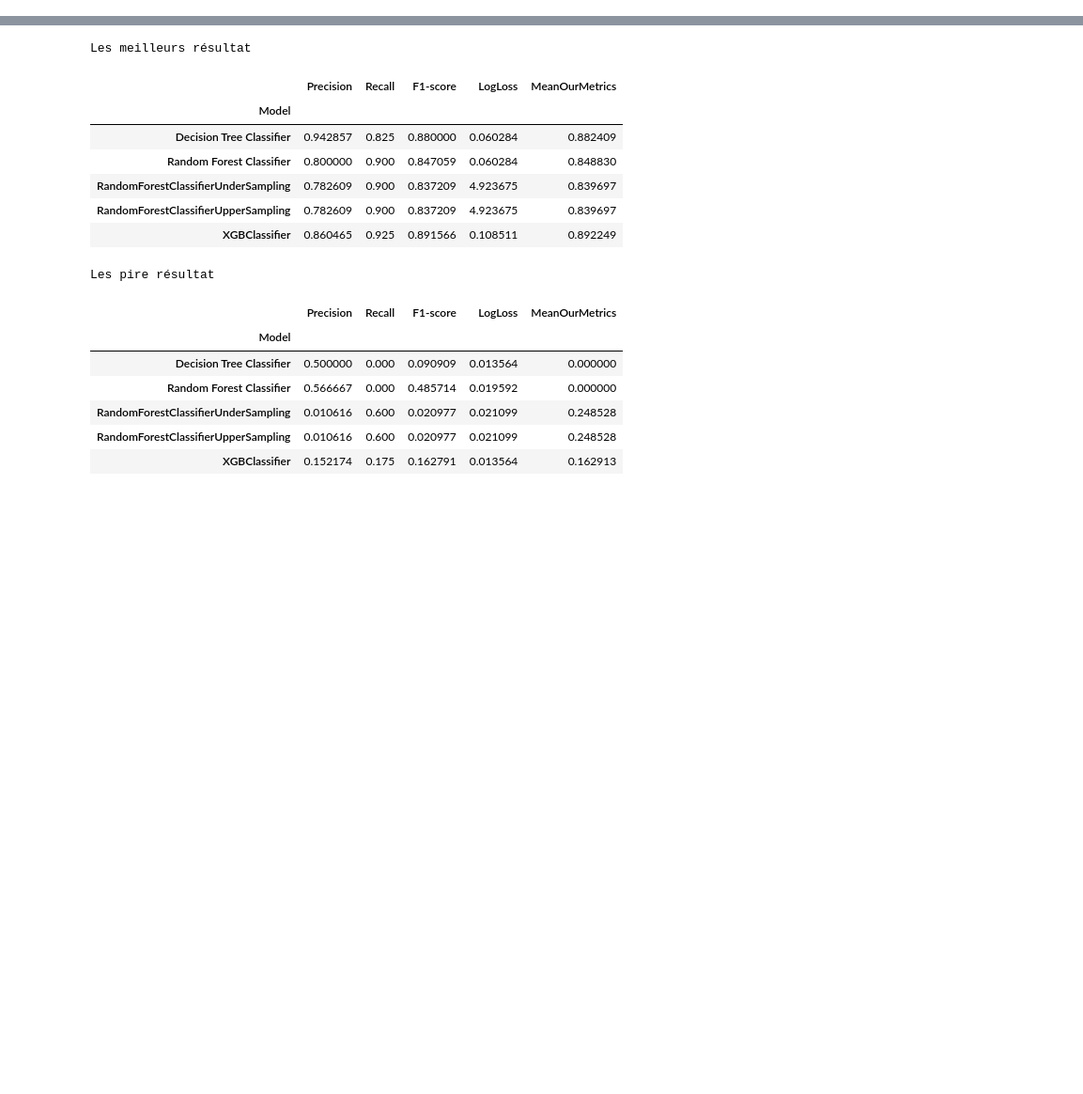
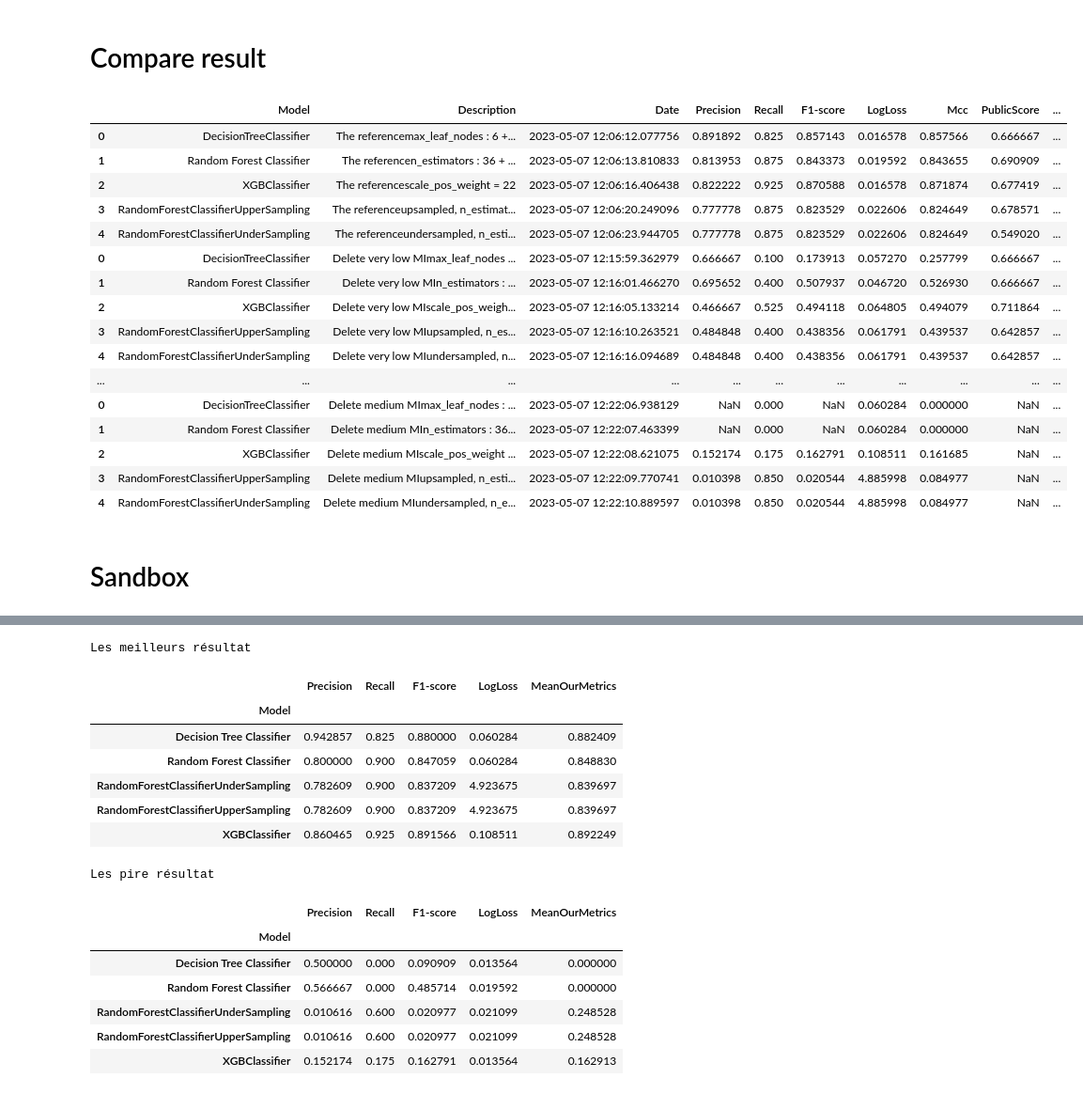
Before and after one commit to SarahLiettefti/AI5L_AILab_FraudDetection, a Jupyter notebook: TestEverything.ipynb, the cells around one changed output, grey strips where cells are left out. Shown at 94% size. Drawn from its saved outputs; the diff is of its cells as text; code cells hidden in the pictures; blank space fills up the shorter version.

Commit message:
clean test everything

```diff
--- a/TestEverything.ipynb
+++ b/TestEverything.ipynb
@@ -16,9 +16,3 @@ from Utils import *
 pd.set_option('max_colwidth', None)
 from EvaluationMetric import *
 from xgboost import XGBClassifier
-# %%
-def make_mi_scores(X, y):
-    mi_scores = mutual_info_classif(X, y)
-    mi_scores = pd.Series(mi_scores, name="MI Scores", index=X.columns)
-    mi_scores = mi_scores.sort_values(ascending=False)
-    return mi_scores
@@ -278,17 +273,11 @@ low_cardinality_cols = [cname for cname in data.columns if data[cname].nunique()
 low_cardinality_cols.append('PricingStrategy')
 
 #transform columns BatchId_54 to number
+    #transform columns BatchId_54 to number
+id_cols = data.filter(like="Id").columns.tolist()
+data[id_cols] = data[id_cols].astype(str).apply(lambda x: x.str.replace(x.name + "_", "")).astype(int)
+X_test[id_cols] = X_test[id_cols].astype(str).apply(lambda x: x.str.replace(x.name + "_", "")).astype(int)
 
-l_col_str = ["BatchId", "AccountId", "SubscriptionId", "CustomerId", "ProviderId", "ProductId", "ChannelId"]
-for col in l_col_str:
-    data[['dc', 'new_col']] = data[col].str.split("_", expand = True)
-    data.drop(['dc',col], inplace=True, axis=1)
-    data.rename(columns={"new_col": col}, inplace=True)
-    data[col] = data[col].astype('int')
-    X_test[['dc', 'new_col']] = X_test[col].str.split("_", expand = True)
-    X_test.drop(['dc',col], inplace=True, axis=1)
-    X_test.rename(columns={"new_col": col}, inplace=True)
-    X_test[col] = X_test[col].astype('int')
 data['PricingStrategy'] = data['PricingStrategy'].astype('int')
 X_test['PricingStrategy'] = X_test['PricingStrategy'].astype('int')
 data['Value'] = data['Value'].astype('float')
@@ -306,12 +295,6 @@ train_X, val_X, train_y, val_y = train_test_split(X, y, random_state = 0)
 cat_cols = [col for col in X.columns if X[col].dtype == "object"]#liste of obejct columns
 cat_cols.append("PricingStrategy")#pcq mm si c'est un chiffre il faut le considérer comme une catégorie
 
-#print(describe)
-
-
-#low_cardinality_cols=["ProviderId", "ProductCategory", "ChannelId", "PricingStrategy"]
-#train_X[low_cardinality_cols] = train_X[low_cardinality_cols].astype(str)
-#val_X[low_cardinality_cols] = val_X[low_cardinality_cols].astype(str)
 
 OH_encoder = OneHotEncoder(handle_unknown='ignore', sparse_output=False)
 OH_cols_train = pd.DataFrame(OH_encoder.fit_transform(train_X[low_cardinality_cols]))
@@ -325,6 +308,10 @@ OH_cols_test.columns = OH_encoder.get_feature_names_out()
 OH_cols_train.index = train_X.index
 OH_cols_valid.index = val_X.index
 OH_cols_test.index = X_test.index
+
+OH_cols_train[list(OH_cols_train.columns)] = OH_cols_train[list(OH_cols_train.columns)].astype(int)
+OH_cols_valid[list(OH_cols_valid.columns)] = OH_cols_valid[list(OH_cols_valid.columns)].astype(int)
+OH_cols_test[list(OH_cols_test.columns)] = OH_cols_test[list(OH_cols_test.columns)].astype(int)
 
 # Remove categorical columns (will replace with one-hot encoding)
 num_X_train = train_X.drop(low_cardinality_cols, axis=1)
@@ -657,3 +429,28 @@ done
+# %% [markdown]
+# Compare result
+# %%
+dfResult = pd.concat([referenceresult, withoutverylowMI, withoutlowMI, withoutmediumMI])
+dfResult
+# %% [output]
+|  | Model | Description | Date | Precision | Recall | F1-score | LogLoss | Mcc | PublicScore | ... |
+| 0 | DecisionTreeClassifier | The referencemax_leaf_nodes : 6 +... | 2023-05-07 12:06:12.077756 | 0.891892 | 0.825 | 0.857143 | 0.016578 | 0.857566 | 0.666667 | ... |
+| 1 | Random Forest Classifier | The referencen_estimators : 36 + ... | 2023-05-07 12:06:13.810833 | 0.813953 | 0.875 | 0.843373 | 0.019592 | 0.843655 | 0.690909 | ... |
+| 2 | XGBClassifier | The referencescale_pos_weight = 22 | 2023-05-07 12:06:16.406438 | 0.822222 | 0.925 | 0.870588 | 0.016578 | 0.871874 | 0.677419 | ... |
+| 3 | RandomForestClassifierUpperSampling | The referenceupsampled, n_estimat... | 2023-05-07 12:06:20.249096 | 0.777778 | 0.875 | 0.823529 | 0.022606 | 0.824649 | 0.678571 | ... |
+| 4 | RandomForestClassifierUnderSampling | The referenceundersampled, n_esti... | 2023-05-07 12:06:23.944705 | 0.777778 | 0.875 | 0.823529 | 0.022606 | 0.824649 | 0.549020 | ... |
+| 0 | DecisionTreeClassifier | Delete very low MImax_leaf_nodes ... | 2023-05-07 12:15:59.362979 | 0.666667 | 0.100 | 0.173913 | 0.057270 | 0.257799 | 0.666667 | ... |
+| 1 | Random Forest Classifier | Delete very low MIn_estimators : ... | 2023-05-07 12:16:01.466270 | 0.695652 | 0.400 | 0.507937 | 0.046720 | 0.526930 | 0.666667 | ... |
+| 2 | XGBClassifier | Delete very low MIscale_pos_weigh... | 2023-05-07 12:16:05.133214 | 0.466667 | 0.525 | 0.494118 | 0.064805 | 0.494079 | 0.711864 | ... |
+| 3 | RandomForestClassifierUpperSampling | Delete very low MIupsampled, n_es... | 2023-05-07 12:16:10.263521 | 0.484848 | 0.400 | 0.438356 | 0.061791 | 0.439537 | 0.642857 | ... |
+| 4 | RandomForestClassifierUnderSampling | Delete very low MIundersampled, n... | 2023-05-07 12:16:16.094689 | 0.484848 | 0.400 | 0.438356 | 0.061791 | 0.439537 | 0.642857 | ... |
+| ... | ... | ... | ... | ... | ... | ... | ... | ... | ... | ... |
+| 0 | DecisionTreeClassifier | Delete medium MImax_leaf_nodes : ... | 2023-05-07 12:22:06.938129 | NaN | 0.000 | NaN | 0.060284 | 0.000000 | NaN | ... |
+| 1 | Random Forest Classifier | Delete medium MIn_estimators : 36... | 2023-05-07 12:22:07.463399 | NaN | 0.000 | NaN | 0.060284 | 0.000000 | NaN | ... |
+| 2 | XGBClassifier | Delete medium MIscale_pos_weight ... | 2023-05-07 12:22:08.621075 | 0.152174 | 0.175 | 0.162791 | 0.108511 | 0.161685 | NaN | ... |
+| 3 | RandomForestClassifierUpperSampling | Delete medium MIupsampled, n_esti... | 2023-05-07 12:22:09.770741 | 0.010398 | 0.850 | 0.020544 | 4.885998 | 0.084977 | NaN | ... |
+| 4 | RandomForestClassifierUnderSampling | Delete medium MIundersampled, n_e... | 2023-05-07 12:22:10.889597 | 0.010398 | 0.850 | 0.020544 | 4.885998 | 0.084977 | NaN | ... |
+# %% [markdown]
+# Sandbox
 # %%
 dfresult  = pd.read_csv("output/resultatsTestEverything.csv")
 dfresult
```
Also changed, not shown: parts of 13 cells of this notebook, 6 other files.
